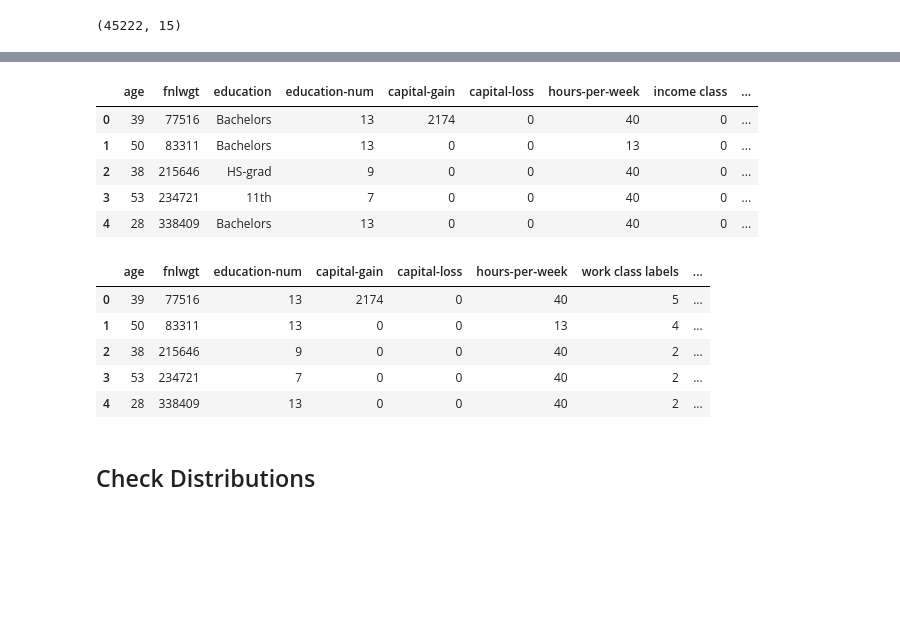
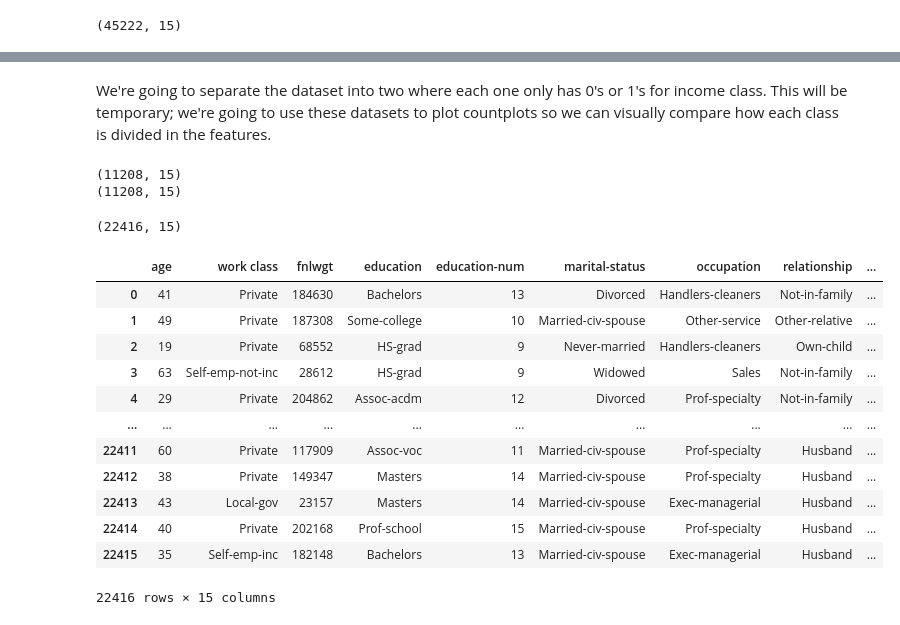
Before and after one commit to bzeeno/Data-Science, a Jupyter notebook: IncomeClass/Preprocess.ipynb, the cells around one changed output, grey strips where cells are left out. Saved outputs shown, nothing was run; the diff lists cells and outputs as text; code cells hidden in the pictures; blank space fills up the shorter version.

```diff
--- a/IncomeClass/Preprocess.ipynb
+++ b/IncomeClass/Preprocess.ipynb
@@ -148,16 +199,0 @@ categorical_df.head()
-# %%
-# List so we know how each category names are mapped
-mappings_list = []
-
-for name in categorical_names:
-    mappings = []
-    label_enc = LabelEncoder()
-    labels = label_enc.fit_transform(categorical_df[name])
-    col_name = name + " labels"
-    categorical_df[col_name] = labels
-
-    for index, label in enumerate(label_enc.classes_):
-        mappings.append({label: index})
-    mappings_list.append(mappings)
-
-categorical_df.head()
@@ -176,28 +199,0 @@ print(mappings_list)
-# %%
-# Let's remove the rows that have the actual names
-categorical_df.drop(categorical_names, axis=1,inplace=True)
-categorical_df.reset_index(drop=True)
-categorical_df.head()
-# %% [output]
-|  | age | fnlwgt | education | education-num | capital-gain | capital-loss | hours-per-week | income class | ... |
-| 0 | 39 | 77516 | Bachelors | 13 | 2174 | 0 | 40 | 0 | ... |
-| 1 | 50 | 83311 | Bachelors | 13 | 0 | 0 | 13 | 0 | ... |
-| 2 | 38 | 215646 | HS-grad | 9 | 0 | 0 | 40 | 0 | ... |
-| 3 | 53 | 234721 | 11th | 7 | 0 | 0 | 40 | 0 | ... |
-| 4 | 28 | 338409 | Bachelors | 13 | 0 | 0 | 40 | 0 | ... |
-# %%
-# Rearrange cols. Drop education since we have eduction num
-categorical_df = categorical_df[["age","fnlwgt","education-num","capital-gain","capital-loss","hours-per-week",
-                                 "work class labels", "marital-status labels", "occupation labels",
-                                 "relationship labels", "race labels", "sex labels", "native-country labels",
-                                 "income class"]]
-categorical_df.head()
-# %% [output]
-|  | age | fnlwgt | education-num | capital-gain | capital-loss | hours-per-week | work class labels | ... |
-| 0 | 39 | 77516 | 13 | 2174 | 0 | 40 | 5 | ... |
-| 1 | 50 | 83311 | 13 | 0 | 0 | 13 | 4 | ... |
-| 2 | 38 | 215646 | 9 | 0 | 0 | 40 | 2 | ... |
-| 3 | 53 | 234721 | 7 | 0 | 0 | 40 | 2 | ... |
-| 4 | 28 | 338409 | 13 | 0 | 0 | 40 | 2 | ... |
-# %% [markdown]
-## Check Distributions
@@ -205,0 +200,33 @@ P
+# %% [markdown]
+We're going to separate the dataset into two where each one only has 0's or 1's for income class. This will be temporary; we're going to use these datasets to plot countplots so we can visually compare how each class is divided in the features.
+# %%
+df_majority = categorical_df[categorical_df["income class"]==0] # DF with only income class = 0
+df_minority = categorical_df[categorical_df["income class"]==1] # DF with only income class = 1
+# Only keep ratio of 1:0 so they will be equal
+# sample method shuffles rows, which is what we want
+df_majority = df_majority.sample(frac=(ratio_1s_0s), random_state=42).reset_index(drop=True)
+print(df_majority.shape)
+print(df_minority.shape)
+# %% [output]
+(11208, 15)
+(11208, 15)
+# %%
+# Temporary DF for countplots
+temp_df = pd.concat([df_majority, df_minority], ignore_index=True)
+print(temp_df.shape)
+temp_df
+# %% [output]
+(22416, 15)
+|  | age | work class | fnlwgt | education | education-num | marital-status | occupation | relationship | ... |
+| 0 | 41 | Private | 184630 | Bachelors | 13 | Divorced | Handlers-cleaners | Not-in-family | ... |
+| 1 | 49 | Private | 187308 | Some-college | 10 | Married-civ-spouse | Other-service | Other-relative | ... |
+| 2 | 19 | Private | 68552 | HS-grad | 9 | Never-married | Handlers-cleaners | Own-child | ... |
+| 3 | 63 | Self-emp-not-inc | 28612 | HS-grad | 9 | Widowed | Sales | Not-in-family | ... |
+| 4 | 29 | Private | 204862 | Assoc-acdm | 12 | Divorced | Prof-specialty | Not-in-family | ... |
+| ... | ... | ... | ... | ... | ... | ... | ... | ... | ... |
+| 22411 | 60 | Private | 117909 | Assoc-voc | 11 | Married-civ-spouse | Prof-specialty | Husband | ... |
+| 22412 | 38 | Private | 149347 | Masters | 14 | Married-civ-spouse | Prof-specialty | Husband | ... |
+| 22413 | 43 | Local-gov | 23157 | Masters | 14 | Married-civ-spouse | Exec-managerial | Husband | ... |
+| 22414 | 40 | Private | 202168 | Prof-school | 15 | Married-civ-spouse | Prof-specialty | Husband | ... |
+| 22415 | 35 | Self-emp-inc | 182148 | Bachelors | 13 | Married-civ-spouse | Exec-managerial | Husband | ... |
+22416 rows × 15 columns
```
Also changed, not shown: parts of 33 cells of this notebook, 2 other files.
